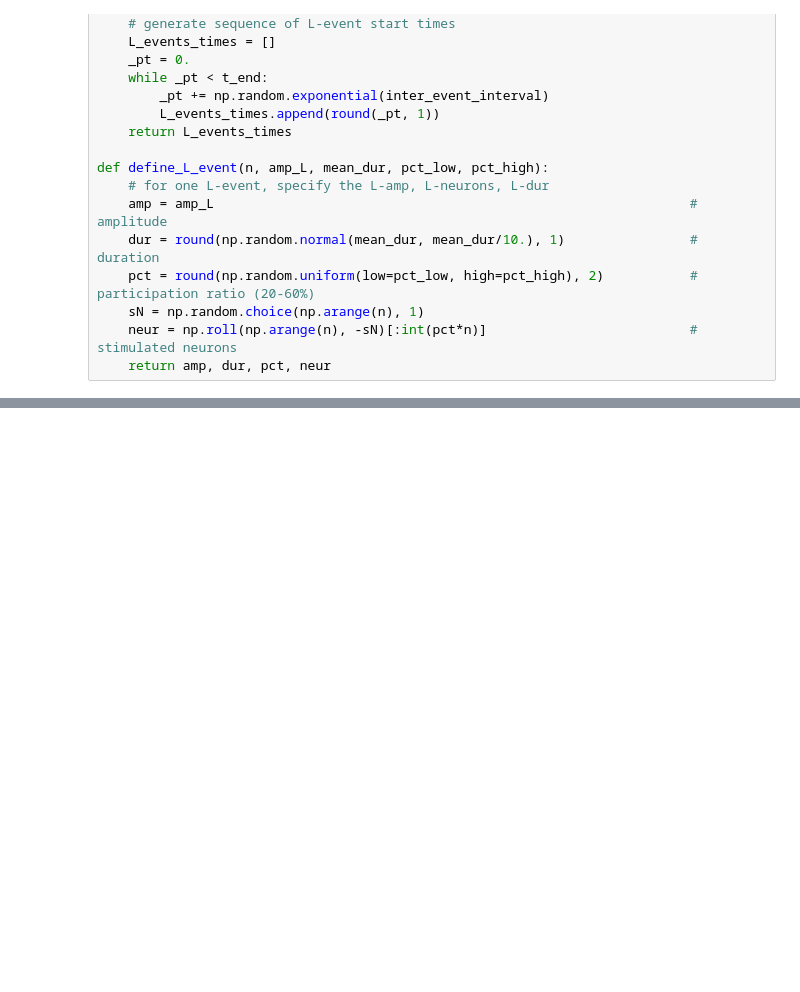
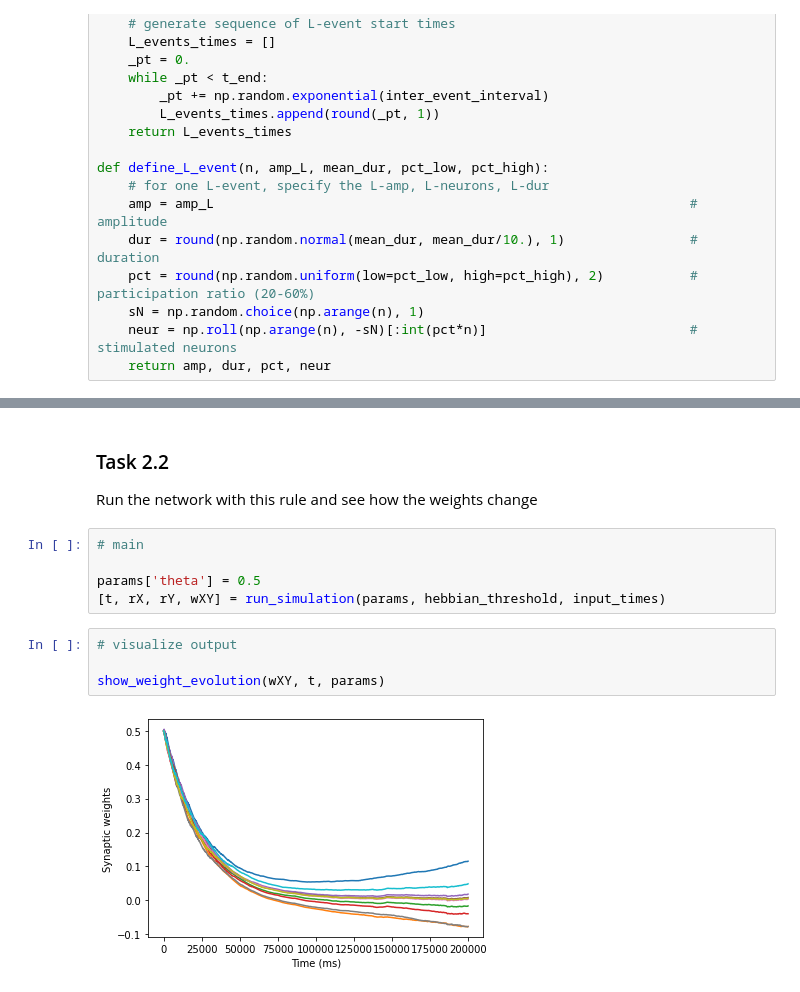
Before and after one commit to comp-neural-circuits/plasticity-workshop, a Jupyter notebook: hebbian_plasticity.ipynb, the cells around one changed output, grey strips where cells are left out. Saved outputs shown, nothing was run; the diff lists cells and outputs as text; blank space fills up the shorter version.

```diff
--- a/hebbian_plasticity.ipynb
+++ b/hebbian_plasticity.ipynb
@@ -193,0 +326,15 @@ show_weights_at_time(wXY, params, t3=80000.)
+# %% [markdown]
+### Task 2.2
+
+Run the network with this rule and see how the weights change
+# %%
+# main
+
+params['theta'] = 0.5
+[t, rX, rY, wXY] = run_simulation(params, hebbian_threshold, input_times)
+# %%
+# visualize output
+
+show_weight_evolution(wXY, t, params)
+# %% [output]
+[figure, added]
```
Also changed, not shown: parts of 36 cells of this notebook.
